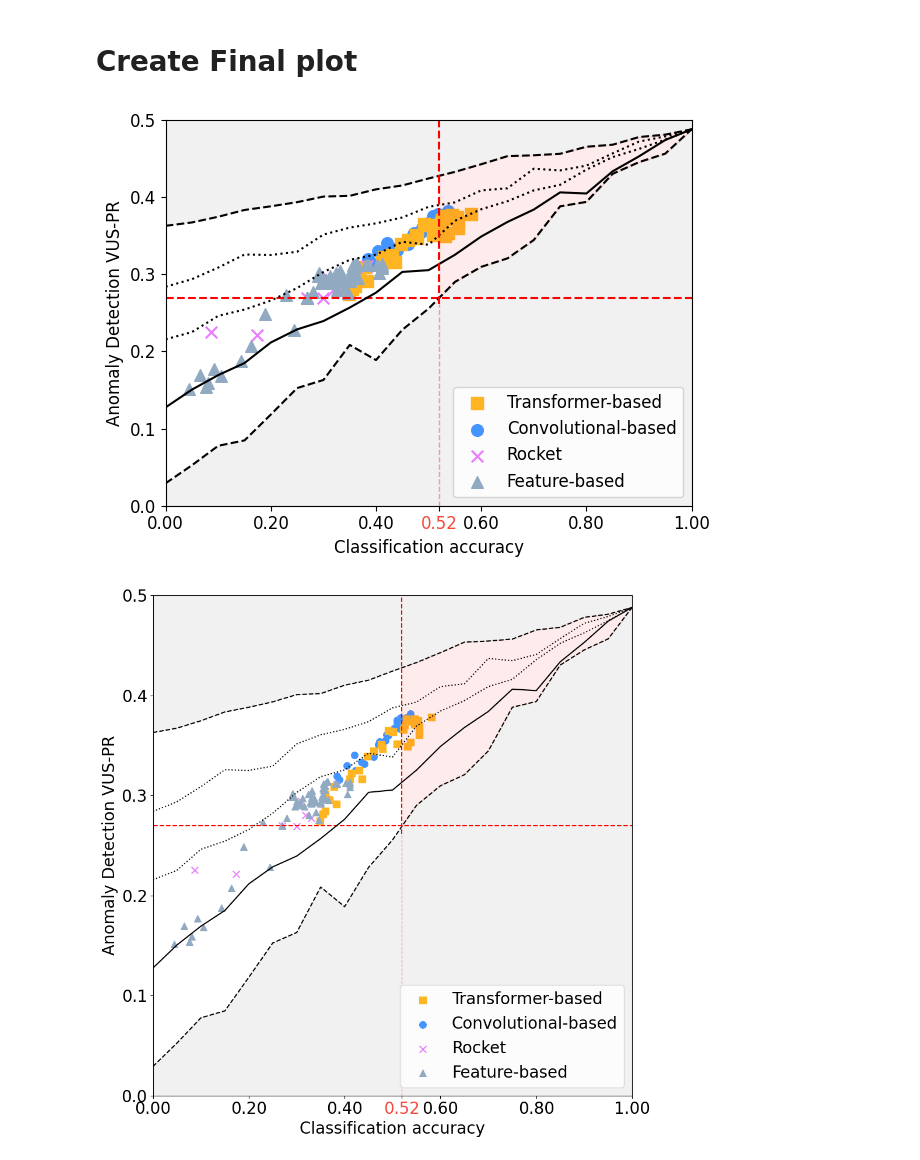
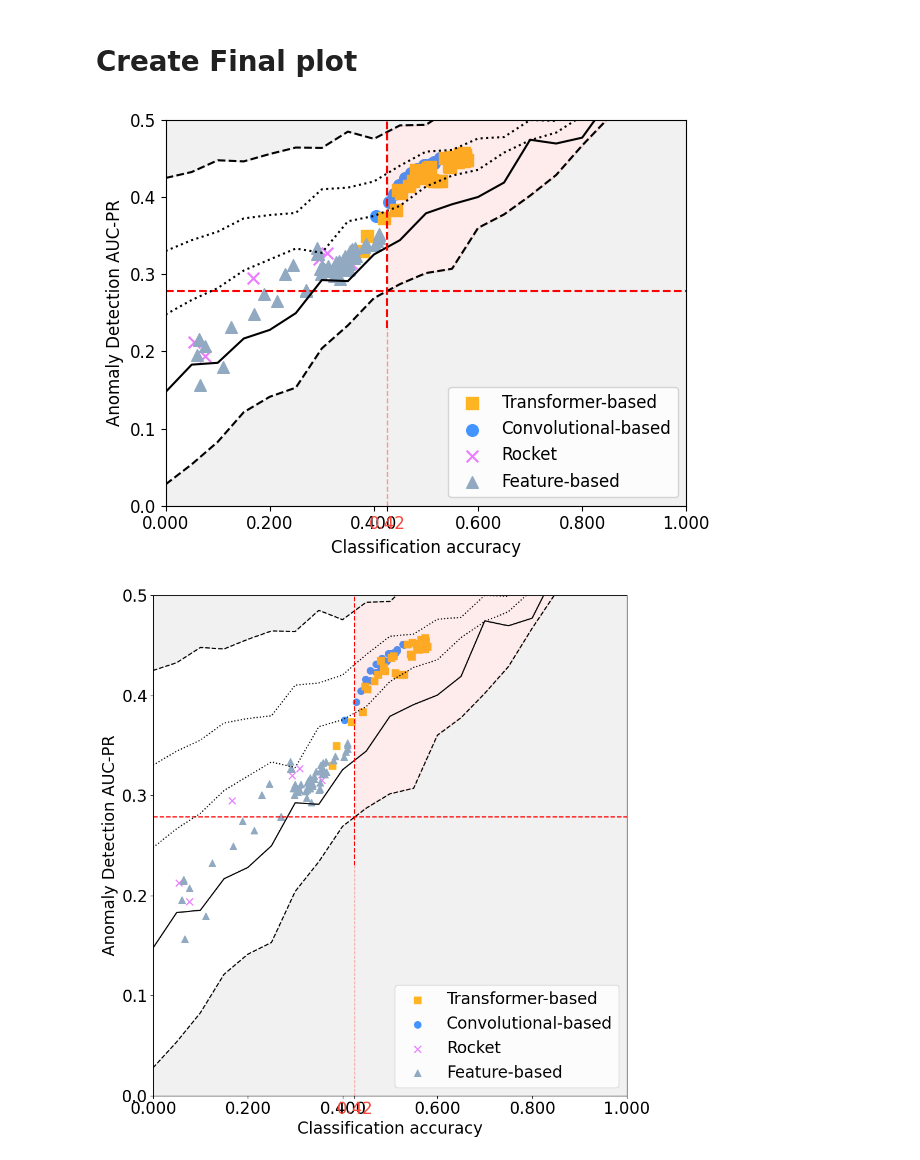
Before and after one commit to boniolp/MSAD, a Jupyter notebook: experiments/accuracy_analysis/accuracy_vs_detection.ipynb, the cells around one changed output. Saved outputs shown, nothing was run; the diff lists cells and outputs as text; code cells hidden in the pictures.

```diff
--- a/experiments/accuracy_analysis/accuracy_vs_detection.ipynb
+++ b/experiments/accuracy_analysis/accuracy_vs_detection.ipynb
@@ -10,10 +12,14 @@ display(HTML("<style>.container { width:80% !important; }</style>"))
 sns.reset_defaults()
 # %%
 # Read file
-measure_name = 'VUS_PR'
-figure_path = '../../paper_submission_files/figures/{}.svg'
+measure_name = 'AUC_PR'
+# Uncomment this command and all plt.savefig(...) commands to save the generated figures
+# figure_path = 'dummy/path/{}.svg'
 
-df = pd.read_csv('../../results/accuracy/all_accuracy_{}.csv'.format(measure_name), index_col=0)
+df = pd.read_csv('../../results/accuracy/all_accuracy_{}.csv'.format(measure_name))
+if 'Unnamed: 0' in df.columns:
+    df = df.drop(labels='Unnamed: 0', axis=1)
+
 df = df.set_index(['dataset', 'filename'])
 df
 # %% [output]
@@ -242,13 +248,12 @@ def compute_scatter_values(df, oracles):
 
     labels = df['label']
     scatter_plot_res = {}
+
     # Create scatter plot
-    for length in all_length:
-        for method in all_methods_ens:
-            curr_method = method.format(length)
-            curr_method_values = df[curr_method]
-            curr_method_class = df[curr_method + '_class']
-            scatter_plot_res[method] = [(labels == curr_method_class).mean(), curr_method_values.mean()]
+    for method in [x for x in df.columns if x in all_methods_ens]:
+        curr_method_values = df[method]
+        curr_method_class = df[method + '_class']
+        scatter_plot_res[method] = [(labels == curr_method_class).mean(), curr_method_values.mean()]
 
     return scatter_plot_res, oracle_plots
 
@@ -258,6 +263,7 @@ def compute_scatter_values(df, oracles):
 # %%
 def create_scatter_plot(df, oracles, dataset=None, minimal=False):
     markersize = 70
+    sit_point, conv_point, rocket_point, feature_point = None, None, None, None
 
     # Keep the results according to the dataset requested
     if dataset is None:
@@ -270,7 +276,7 @@ def create_scatter_plot(df, oracles, dataset=None, minimal=False):
     scatter_plot_res, oracle_plots = compute_scatter_values(df, df_oracles)
 
     # Create scatter plot
-    for method in all_methods_ens:
+    for method in [x for x in all_methods_ens if x in df]:
         if method.rsplit('_', 1)[0] in [x.rsplit('_', 1)[0] for x in methods_sit]:
             sit_point = plt.scatter(*scatter_plot_res[method], color=methods_colors['sit'], marker='s', s=markersize)
         elif method.rsplit('_', 1)[0] in [x.rsplit('_', 1)[0] for x in methods_conv]:
@@ -316,34 +322,34 @@ def create_scatter_plot(df, oracles, dataset=None, minimal=False):
             value = float(tick_label.get_text())
 
             if i == len(g.axes.get_xticklabels())-1:
                 tick_label.set_color("#F5493C")
                 tick_label.set_text(str(round(value, 2)))
             else:
                 tick_label.set_text(str(round(value, 1)))
             new_xticks_labels.append(tick_label)
         g.axes.set_xticklabels(new_xticks_labels)
 
         plt.legend(
             (sit_point, conv_point, rocket_point, feature_point),
             ('Transformer-based', 'Convolutional-based', 'Rocket' , 'Feature-based')
         )
 
     # Set up plot
     plt.xlabel('Classification accuracy')
     plt.ylabel('Anomaly Detection {}'.format(final_names[measure_name]))
     plt.tight_layout()
 
 # Generate the Acc - Dec figure for the entire test set
 # plt.clf()
 plt.rcParams.update({'font.size': 12})
 plt.xlim(0, 1)
 plt.ylim(0, .5)
 
 create_scatter_plot(df, oracles, dataset=None)
 plt.show()
 plt.close()
 # %% [output]
-[figure, old version]
+[figure, new version]
 # %%
 # Generate the Acc - Dec figure for the entire test set
 # plt.clf()
@@ -356,11 +362,11 @@ plt.ylim(0, .5)
 create_scatter_plot(df, oracles, dataset=None)
 
 plt.tight_layout()
-plt.savefig(figure_path.format("10_class_AD_1"))
+# plt.savefig(figure_path.format("10_class_AD_1"))
 plt.show()
 plt.close()
 # %% [output]
-[figure, old version]
+[figure, new version]
 # %%
 # Generate the Acc - Dec figure for individual datasets
 plt.figure(figsize=(10, 9))
```
Also changed, not shown: parts of 5 cells of this notebook, 3 other files.
